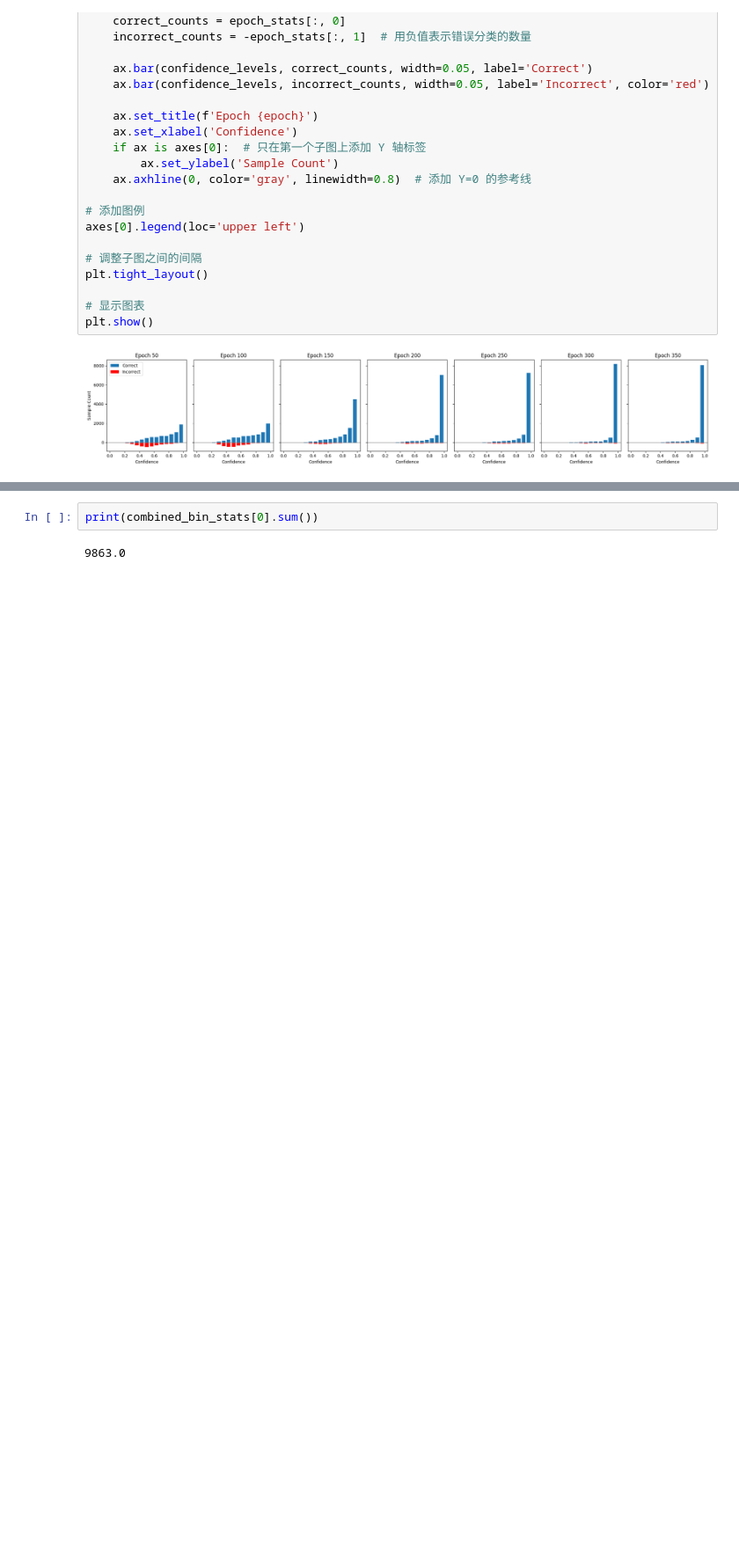
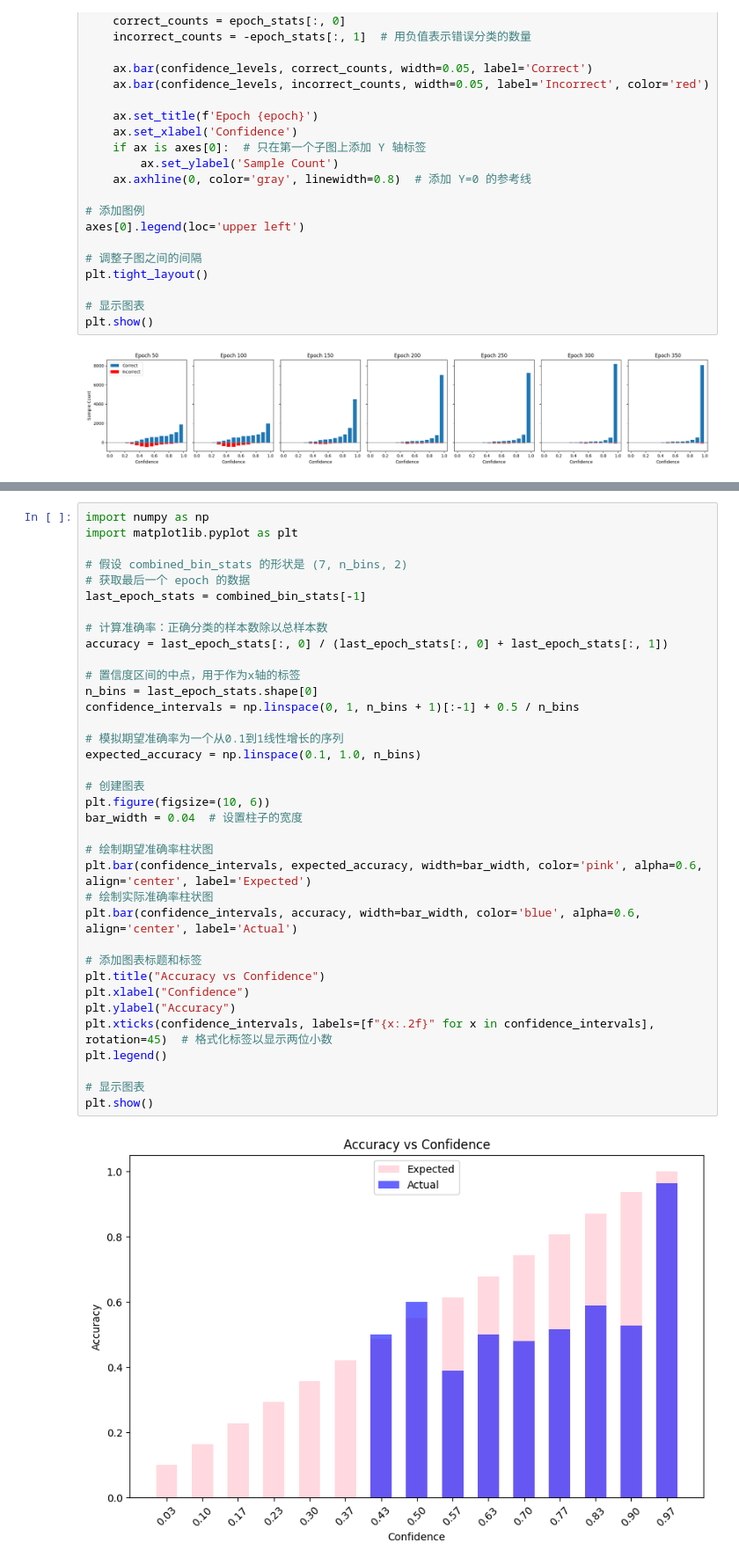
Before and after one commit to Jinxu-Lin/BSCE-GRA, a Jupyter notebook: draw.ipynb, the cells around one changed output, grey strips where cells are left out. Shown at 88% size. Saved outputs shown, nothing was run; the diff lists cells and outputs as text; blank space fills up the shorter version.

```diff
--- a/draw.ipynb
+++ b/draw.ipynb
@@ -118,4 +118,38 @@ plt.show()
-# %%
-print(combined_bin_stats[0].sum())
-# %% [output]
-9863.0
+# %%
+import numpy as np
+import matplotlib.pyplot as plt
+
+# 假设 combined_bin_stats 的形状是 (7, n_bins, 2)
+# 获取最后一个 epoch 的数据
+last_epoch_stats = combined_bin_stats[-1]
+
+# 计算准确率：正确分类的样本数除以总样本数
+accuracy = last_epoch_stats[:, 0] / (last_epoch_stats[:, 0] + last_epoch_stats[:, 1])
+
+# 置信度区间的中点，用于作为x轴的标签
+n_bins = last_epoch_stats.shape[0]
+confidence_intervals = np.linspace(0, 1, n_bins + 1)[:-1] + 0.5 / n_bins
+
+# 模拟期望准确率为一个从0.1到1线性增长的序列
+expected_accuracy = np.linspace(0.1, 1.0, n_bins)
+
+# 创建图表
+plt.figure(figsize=(10, 6))
+bar_width = 0.04  # 设置柱子的宽度
+
+# 绘制期望准确率柱状图
+plt.bar(confidence_intervals, expected_accuracy, width=bar_width, color='pink', alpha=0.6, align='center', label='Expected')
+# 绘制实际准确率柱状图
+plt.bar(confidence_intervals, accuracy, width=bar_width, color='blue', alpha=0.6, align='center', label='Actual')
+
+# 添加图表标题和标签
+plt.title("Accuracy vs Confidence")
+plt.xlabel("Confidence")
+plt.ylabel("Accuracy")
+plt.xticks(confidence_intervals, labels=[f"{x:.2f}" for x in confidence_intervals], rotation=45)  # 格式化标签以显示两位小数
+plt.legend()
+
+# 显示图表
+plt.show()
+# %% [output]
+[figure, added]
```
Also changed, not shown: parts of 2 cells of this notebook, 1 other file.
